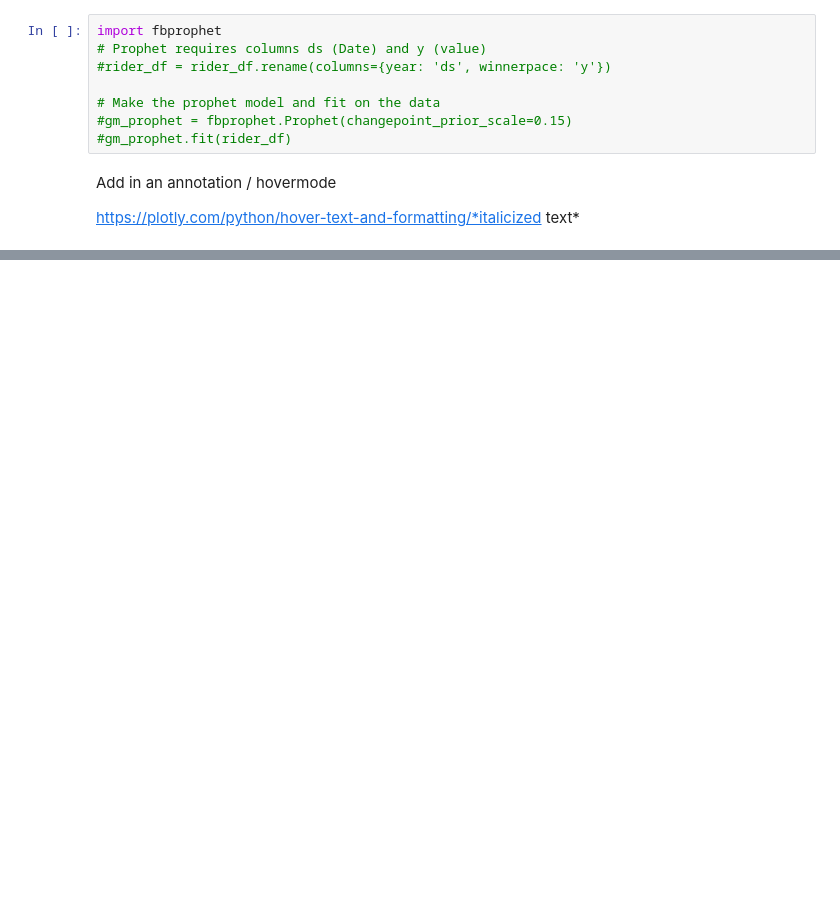
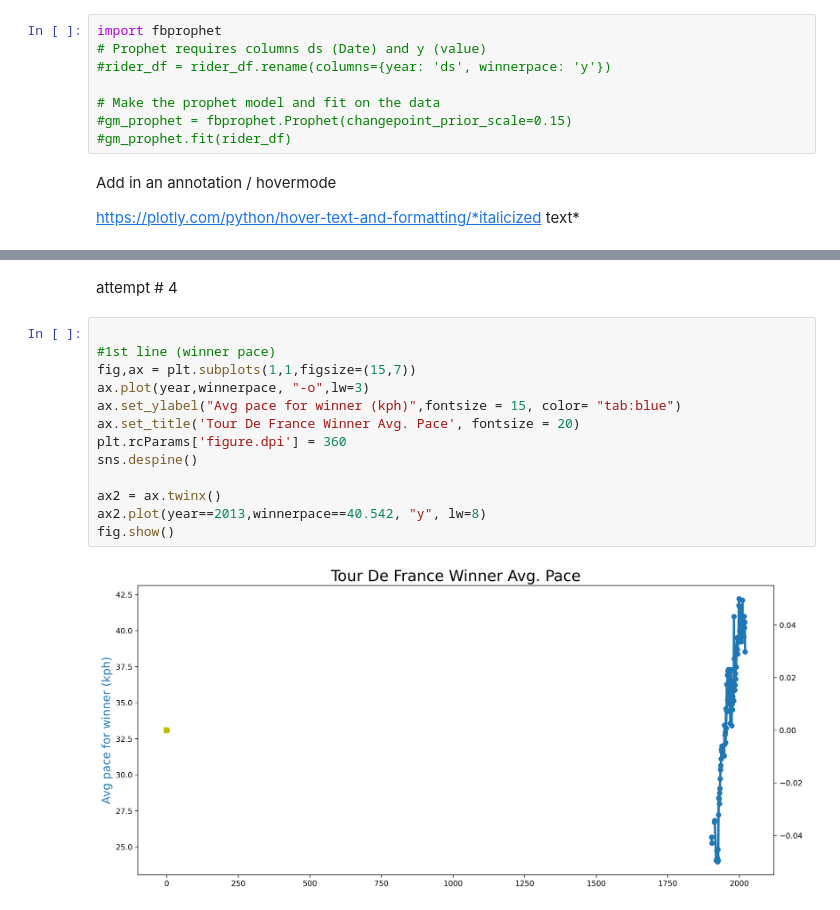
Before and after one commit to wcrowley342/tourdefancedata, a Jupyter notebook: TourDeFranceData.ipynb, the cells around one changed output, grey strips where cells are left out. Cells and saved outputs as stored; diff of their text form; blank space fills up the shorter version.

```diff
--- a/TourDeFranceData.ipynb
+++ b/TourDeFranceData.ipynb
@@ -155,0 +202,17 @@ fig.show()
+# %% [markdown]
+attempt # 4
+# %%
+
+#1st line (winner pace)
+fig,ax = plt.subplots(1,1,figsize=(15,7))
+ax.plot(year,winnerpace, "-o",lw=3)
+ax.set_ylabel("Avg pace for winner (kph)",fontsize = 15, color= "tab:blue")
+ax.set_title('Tour De France Winner Avg. Pace', fontsize = 20)
+plt.rcParams['figure.dpi'] = 360
+sns.despine()
+
+ax2 = ax.twinx()
+ax2.plot(year==2013,winnerpace==40.542, "y", lw=8)
+fig.show()
+# %% [output]
+[figure, added]
```
Also changed, not shown: parts of 30 cells of this notebook.
